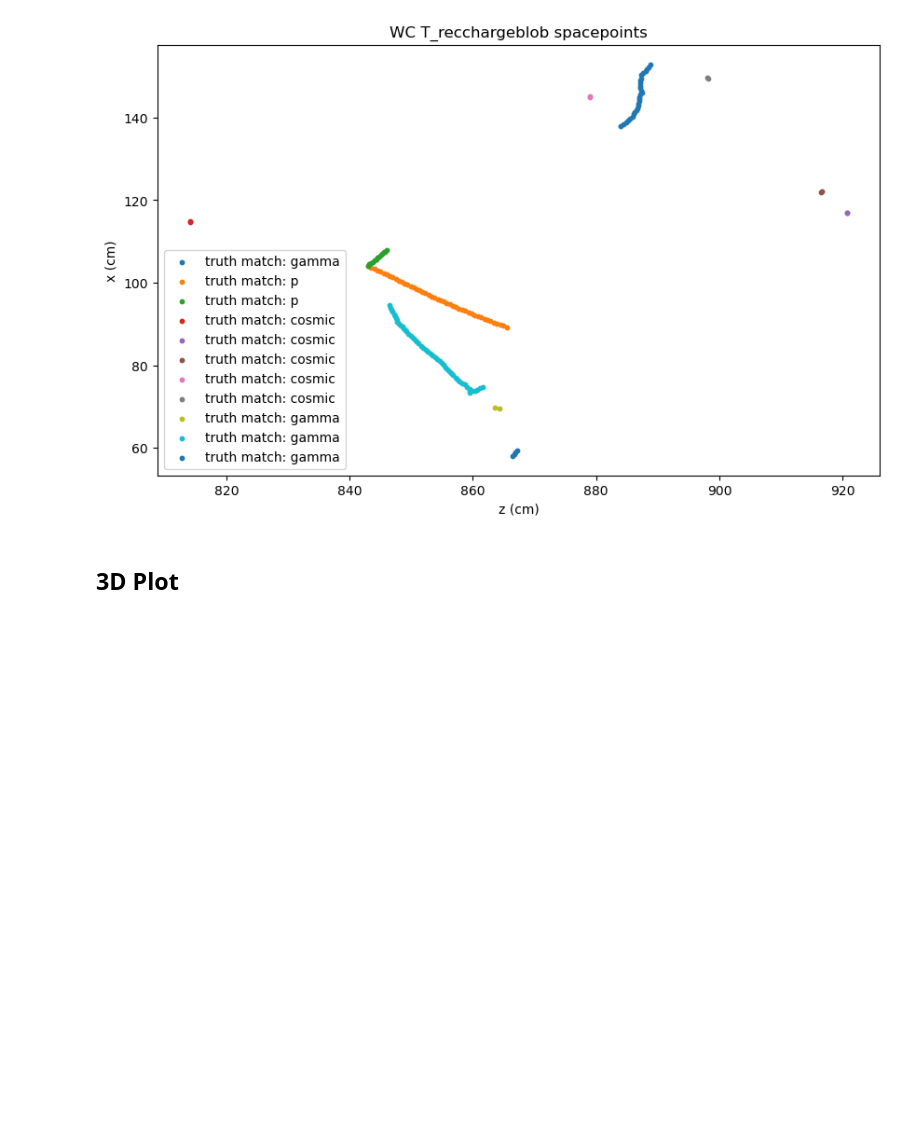
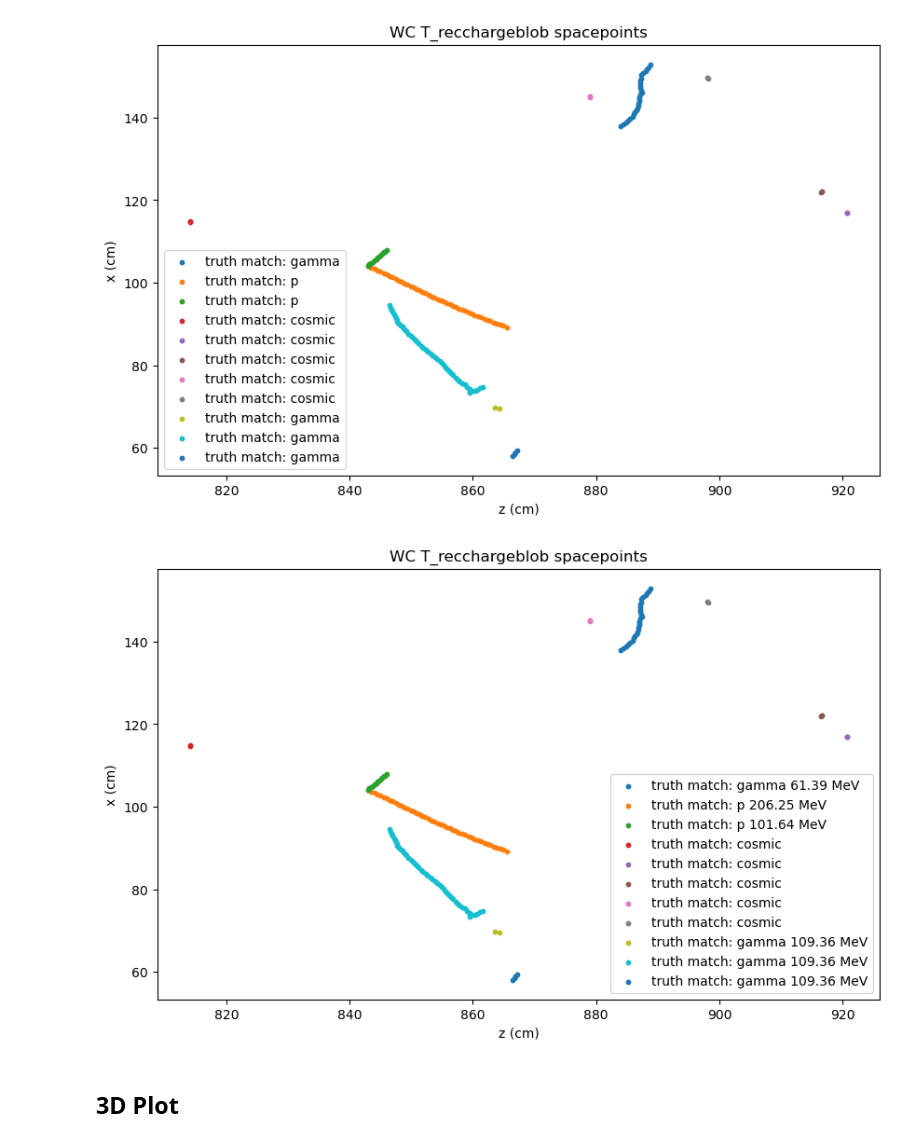
Before and after one commit to leehagaman/wc_ntuple_tutorial, a Jupyter notebook: tutorial.ipynb, the cells around one changed output. Cells and saved outputs as stored; diff of their text form; code cells hidden in the pictures; blank space fills up the shorter version.

Commit message:
updated truth matching plots

```diff
--- a/tutorial.ipynb
+++ b/tutorial.ipynb
@@ -132,6 +132,7 @@ T_pf_vars = [               # variables involved with individual particles
     "reco_startXYZT",
     "reco_endXYZT",
     "reco_truthMatch_pdg",
+    "reco_truthMatch_id",
 ]
 T_spacepoint_vars = [
     "Trec_spacepoints_x",
@@ -411,6 +411,8 @@ plt.show()
 # %% [output]
 [figure]
 # %%
+# Using wc_reco_truthMatch_pdg
+
 truthmatch_pdgs = one_event_df["wc_reco_truthMatch_pdg"].to_numpy()[0]
 
 plt.figure(figsize=(10, 6))
@@ -419,20 +421,18 @@ for unique_real_cluster_id in unique_real_cluster_ids:
     if unique_real_cluster_id not in pf_ids:
         continue
 
-    curr_pf_index = np.where(pf_ids == unique_real_cluster_id)[0][0]
-
     spacepoint_mask = unique_real_cluster_id == real_cluster_ids
 
     curr_xs = one_event_df["wc_Trecchargeblob_spacepoints_x"].to_numpy()[0][spacepoint_mask]
     curr_ys = one_event_df["wc_Trecchargeblob_spacepoints_y"].to_numpy()[0][spacepoint_mask]
     curr_zs = one_event_df["wc_Trecchargeblob_spacepoints_z"].to_numpy()[0][spacepoint_mask]
 
-    curr_particle_truthmatch_pdg = truthmatch_pdgs[curr_pf_index]
-
-    if curr_particle_truthmatch_pdg == 0:
+    curr_reco_pf_index = np.where(pf_ids == unique_real_cluster_id)[0][0]
+    curr_truthmatch_pdg = truthmatch_pdgs[curr_reco_pf_index]
+    if curr_truthmatch_pdg == 0:
         curr_particle_type = "cosmic"
     else:
-        curr_particle_type = Particle.from_pdgid(curr_particle_truthmatch_pdg).name
+        curr_particle_type = Particle.from_pdgid(curr_truthmatch_pdg).name
 
     plt.scatter(curr_zs, curr_xs, s=10, label=f"truth match: {curr_particle_type}")
 
@@ -443,6 +443,48 @@ plt.title("WC T_recchargeblob spacepoints")
 plt.show()
 # %% [output]
 [figure]
+# %%
+# Using wc_reco_truthMatch_id and the WC truth PF tree
+
+truthmatch_ids = one_event_df["wc_reco_truthMatch_id"].to_numpy()[0]
+true_ids = one_event_df["wc_truth_id"].to_numpy()[0]
+true_pdgs = one_event_df["wc_truth_pdg"].to_numpy()[0]
+true_energies = one_event_df["wc_truth_startMomentum"].to_numpy()[0][:, 3] * 1000
+
+plt.figure(figsize=(10, 6))
+for unique_real_cluster_id in unique_real_cluster_ids:
+
+    if unique_real_cluster_id not in pf_ids:
+        continue
+    spacepoint_mask = unique_real_cluster_id == real_cluster_ids
+    curr_xs = one_event_df["wc_Trecchargeblob_spacepoints_x"].to_numpy()[0][spacepoint_mask]
+    curr_ys = one_event_df["wc_Trecchargeblob_spacepoints_y"].to_numpy()[0][spacepoint_mask]
+    curr_zs = one_event_df["wc_Trecchargeblob_spacepoints_z"].to_numpy()[0][spacepoint_mask]
+
+    curr_reco_pf_index = np.where(pf_ids == unique_real_cluster_id)[0][0]
+    curr_truthmatch_id = truthmatch_ids[curr_reco_pf_index]
+
+    if curr_truthmatch_id == -1:
+        curr_particle_type = "cosmic"
+        curr_particle_KE = None
+    else:
+        curr_true_pf_index = np.where(true_ids == curr_truthmatch_id)[0][0]
+        curr_truthmatch_pdg = true_pdgs[curr_true_pf_index]
+        curr_particle_type = Particle.from_pdgid(curr_truthmatch_pdg).name
+        curr_particle_mass = Particle.from_pdgid(curr_truthmatch_pdg).mass
+        curr_particle_KE = true_energies[curr_true_pf_index] - curr_particle_mass
+
+    label = f"truth match: {curr_particle_type} {curr_particle_KE:.2f} MeV" if curr_particle_KE is not None else "truth match: cosmic"
+
+    plt.scatter(curr_zs, curr_xs, s=10, label=label)
+
+plt.legend()
+plt.xlabel("z (cm)")
+plt.ylabel("x (cm)")
+plt.title("WC T_recchargeblob spacepoints")
+plt.show()
+# %% [output]
+[figure, added]
 # %% [markdown]
 ## 3D Plot
 # %%
```
Also changed, not shown: parts of 1 cell of this notebook.
